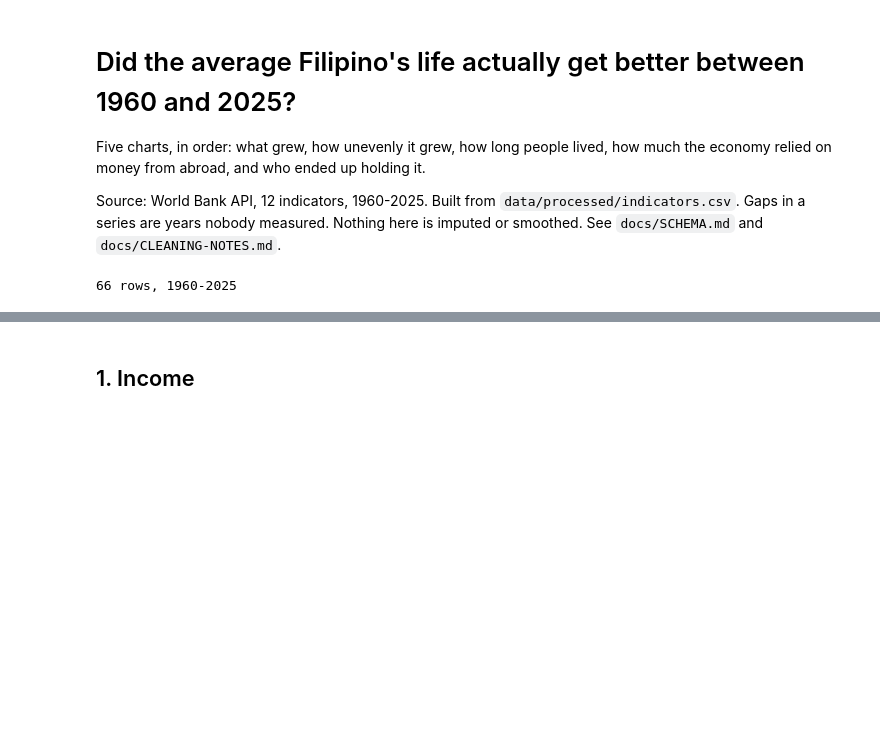
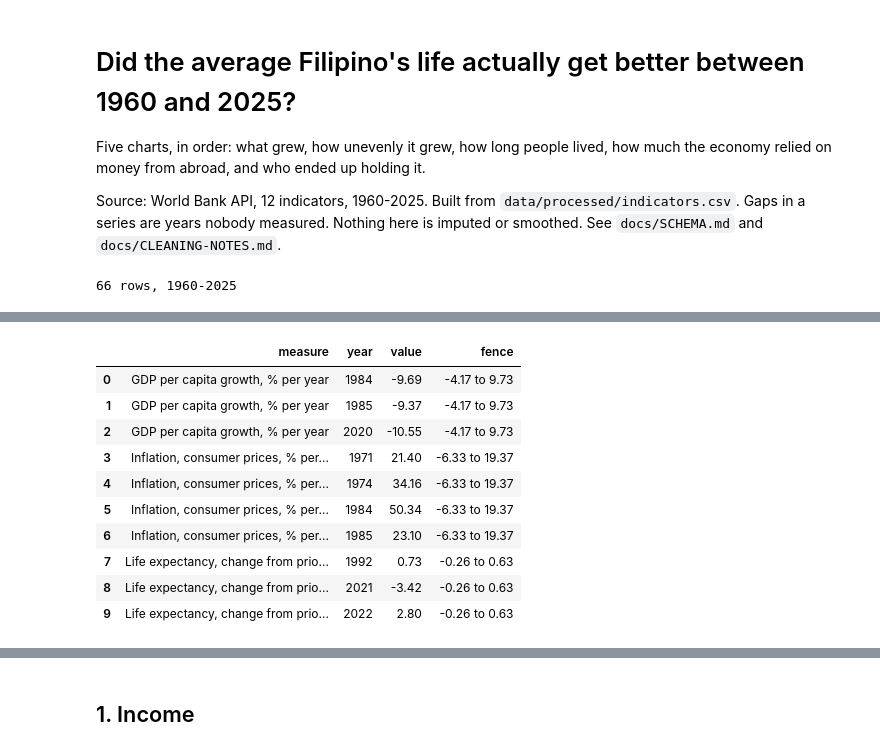
Before and after one commit to xeind/dep-data-engineering-xeind, a Jupyter notebook: notebooks/insights.ipynb, the cells around one changed output, grey strips where cells are left out. Drawn from its saved outputs; the diff is of its cells as text; code cells hidden in the pictures; blank space fills up the shorter version.

```diff
--- a/notebooks/insights.ipynb
+++ b/notebooks/insights.ipynb
@@ -57,0 +133,30 @@ print(f"{len(df)} rows, {df.index.min()}-{df.index.max()}")
+# %%
+# Outlier check on rates only. A level series like GDP per capita trends
+# upward, so a 1.5 x IQR fence would only flag its most recent years.
+# Life expectancy enters as its change from the prior year for that reason.
+rates = {
+    "GDP per capita growth, % per year": df["gdp_growth_pct"],
+    "Inflation, consumer prices, % per year": df["inflation"],
+    "Life expectancy, change from prior year": df["life_expectancy"].diff(),
+}
+flags = []
+for label, s in rates.items():
+    s = s.dropna()
+    q1, q3 = s.quantile([0.25, 0.75])
+    low, high = q1 - 1.5 * (q3 - q1), q3 + 1.5 * (q3 - q1)
+    for yr, v in s[(s < low) | (s > high)].items():
+        flags.append({"measure": label, "year": yr, "value": round(v, 2),
+                      "fence": f"{low:.2f} to {high:.2f}"})
+pd.DataFrame(flags)
+# %% [output]
+|  | measure | year | value | fence |
+| 0 | GDP per capita growth, % per year | 1984 | -9.69 | -4.17 to 9.73 |
+| 1 | GDP per capita growth, % per year | 1985 | -9.37 | -4.17 to 9.73 |
+| 2 | GDP per capita growth, % per year | 2020 | -10.55 | -4.17 to 9.73 |
+| 3 | Inflation, consumer prices, % per... | 1971 | 21.40 | -6.33 to 19.37 |
+| 4 | Inflation, consumer prices, % per... | 1974 | 34.16 | -6.33 to 19.37 |
+| 5 | Inflation, consumer prices, % per... | 1984 | 50.34 | -6.33 to 19.37 |
+| 6 | Inflation, consumer prices, % per... | 1985 | 23.10 | -6.33 to 19.37 |
+| 7 | Life expectancy, change from prio... | 1992 | 0.73 | -0.26 to 0.63 |
+| 8 | Life expectancy, change from prio... | 2021 | -3.42 | -0.26 to 0.63 |
+| 9 | Life expectancy, change from prio... | 2022 | 2.80 | -0.26 to 0.63 |
```
Also changed, not shown: parts of 6 cells of this notebook.
